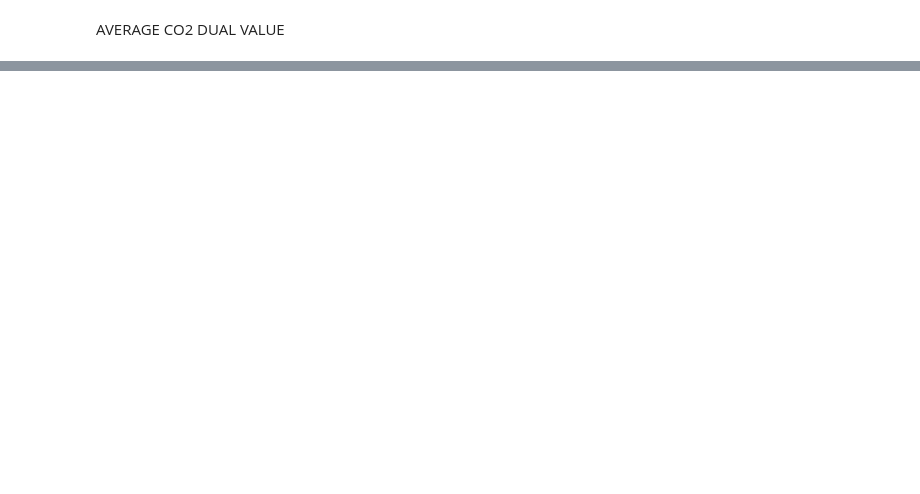
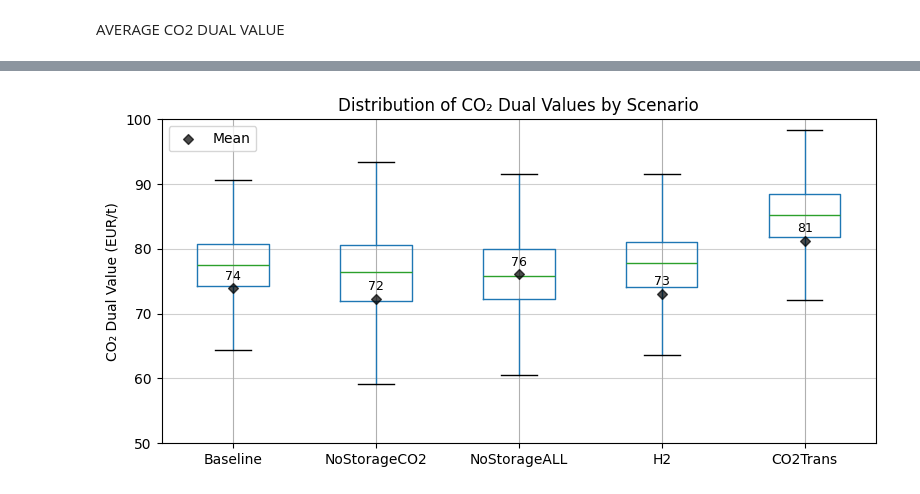
Before and after one commit to kubachri/GLS-EnerHub2X-Pricing, a Jupyter notebook: plots/DualCO2.ipynb, the cells around one changed output, grey strips where cells are left out. Cells and saved outputs as stored; diff of their text form; code cells hidden in the pictures; blank space fills up the shorter version.

```diff
--- a/plots/DualCO2.ipynb
+++ b/plots/DualCO2.ipynb
@@ -278,0 +279,66 @@ plt.show()
+# %%
+import matplotlib.pyplot as plt
+import numpy as np
+
+# --- Select scenarios ---
+scenarios = [
+    "Baseline",
+    "NoStorageCO2",
+    "NoStorageALL",
+    "H2",
+    # "BioFixed",
+    "CO2Trans"
+]
+
+fig, ax = plt.subplots(figsize=(8,4))  # same size as methanol
+
+# --- Boxplot ---
+df[scenarios].boxplot(
+    ax=ax,
+    showfliers=False
+)
+
+# --- Compute means ---
+means = df[scenarios].mean()
+x_positions = np.arange(1, len(means) + 1)
+
+# --- Mean markers (same style as methanol) ---
+ax.scatter(
+    x_positions,
+    means,
+    marker="D",
+    s=25,              # smaller size (same as methanol)
+    color="black",
+    alpha=0.7,
+    label="Mean",
+    zorder=3
+)
+
+# --- Mean value labels (same style as methanol) ---
+for x, mean in zip(x_positions, means):
+    ax.annotate(
+        f"{mean:.0f}",
+        (x, mean),
+        textcoords="offset points",
+        xytext=(0, 6),
+        ha="center",
+        fontsize=9
+    )
+
+# --- Labels & styling (aligned with methanol plot) ---
+ax.set_ylabel("CO₂ Dual Value (EUR/t)")
+ax.set_title("Distribution of CO₂ Dual Values by Scenario")
+
+ax.grid(axis="y", alpha=0.6)
+ax.set_axisbelow(True)
+
+ax.set_ylim(50, 100)
+
+plt.xticks(rotation=0)
+ax.legend()
+
+plt.tight_layout()
+plt.savefig("DualCO2_Boxplot_AllScenarios.pdf", bbox_inches="tight")
+plt.show()
+# %% [output]
+[figure, added]
```
Also changed, not shown: parts of 9 cells of this notebook, 9 other files.
